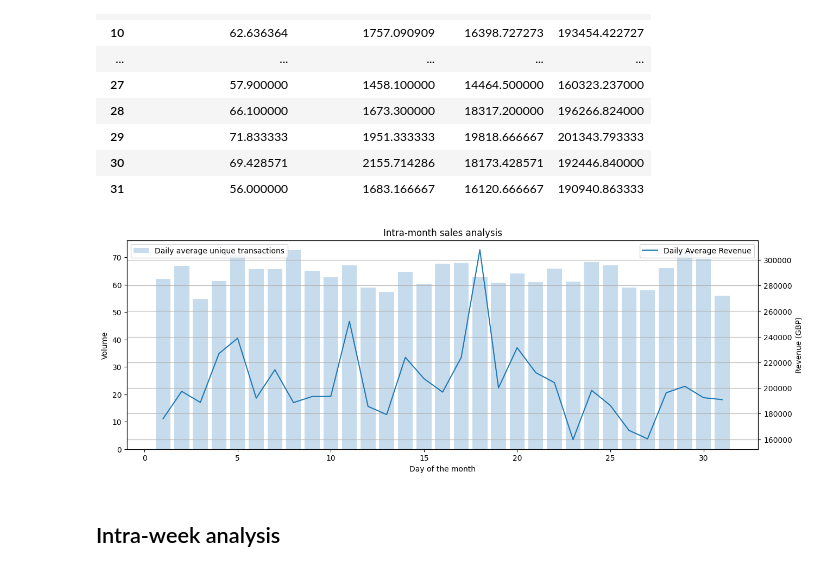
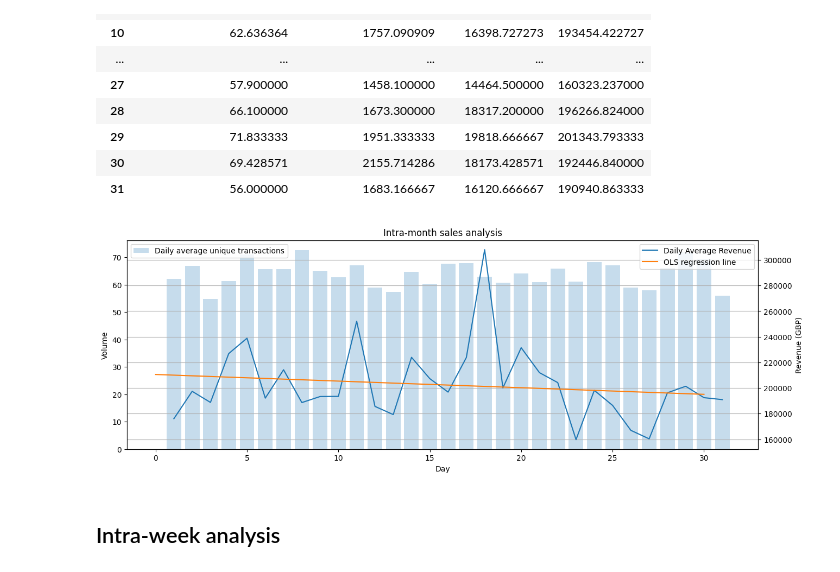
Before and after one commit to antobzzll/Analytics-Portfolio, a Jupyter notebook: Business Analytics/Market Basket Analysis/e-commerce-analytics.ipynb, the cells around one changed output. Cells and saved outputs as stored; diff of their text form; code cells hidden in the pictures.

```diff
--- a/Business Analytics/Market Basket Analysis/e-commerce-analytics.ipynb
+++ b/Business Analytics/Market Basket Analysis/e-commerce-analytics.ipynb
@@ -282,22 +285,25 @@ byday
 | 30 | 69.428571 | 2155.714286 | 18173.428571 | 192446.840000 |
 | 31 | 56.000000 | 1683.166667 | 16120.666667 | 190940.863333 |
 # %%
+rev_coefficients = np.polyfit(byday.index.values, byday['DailyAvgRev'].values, 1)
+rev_regression_line = np.poly1d(rev_coefficients)
+
 fig, ax1 = plt.subplots(figsize=(15,5))
 ax2 = plt.twinx()
 ax2.plot(byday.index, byday['DailyAvgRev'], label='Daily Average Revenue')
 ax1.bar(byday.index, byday['DailyAvgUniqueTransactions'], label='Daily average unique transactions', alpha=0.25)
-
+ax2.plot(rev_regression_line(byday.index.values), label='OLS regression line')
 ax1.set_ylabel('Volume')
 ax2.set_ylabel('Revenue (GBP)')
 plt.title("Intra-month sales analysis")
 plt.grid(True)
 ax1.legend(loc='upper left')
-ax1.set_xlabel('Day of the month')
+ax1.set_xlabel('Day')
 ax2.legend()
 
 plt.show()
 # %% [output]
-[figure, old version]
+[figure, new version]
 # %% [markdown]
 ## Intra-week analysis
 # %%
```
Also changed, not shown: parts of 11 cells of this notebook.
